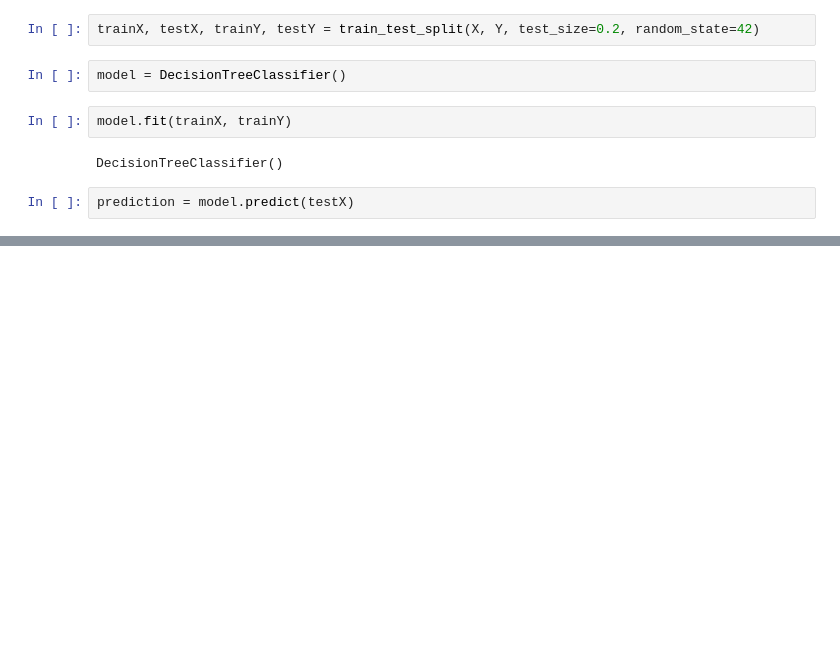
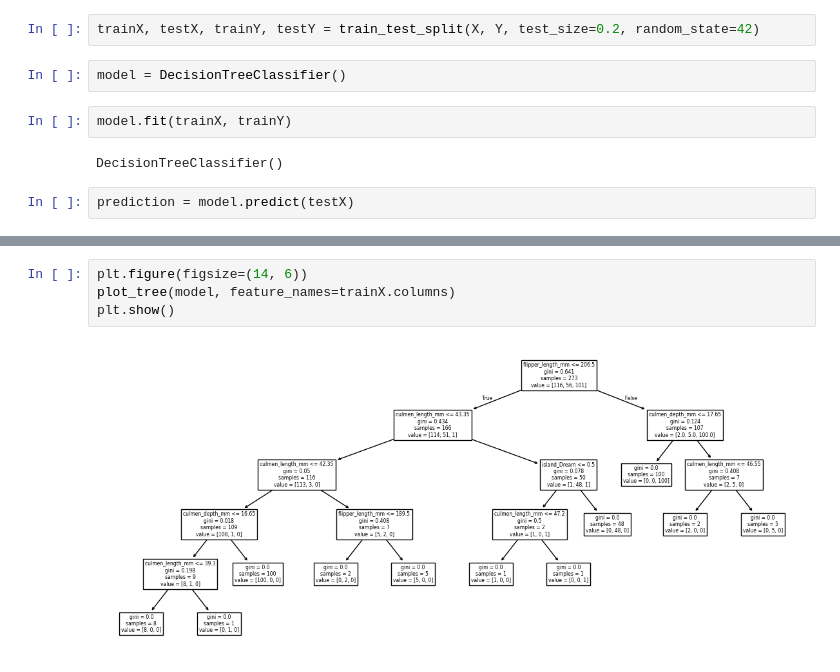
Before and after one commit to es-courses/MachineLearningNYC, a Jupyter notebook: week03-penguins/penguins.ipynb, the cells around one changed output, grey strips where cells are left out. Drawn from its saved outputs; the diff is of its cells as text; blank space fills up the shorter version.

```diff
--- a/week03-penguins/penguins.ipynb
+++ b/week03-penguins/penguins.ipynb
@@ -201,0 +203,6 @@ accuracy_score(testY, prediction)
+# %%
+plt.figure(figsize=(14, 6))
+plot_tree(model, feature_names=trainX.columns)
+plt.show()
+# %% [output]
+[figure, added]
```
Also changed, not shown: parts of 2 cells of this notebook, 1 other file.
